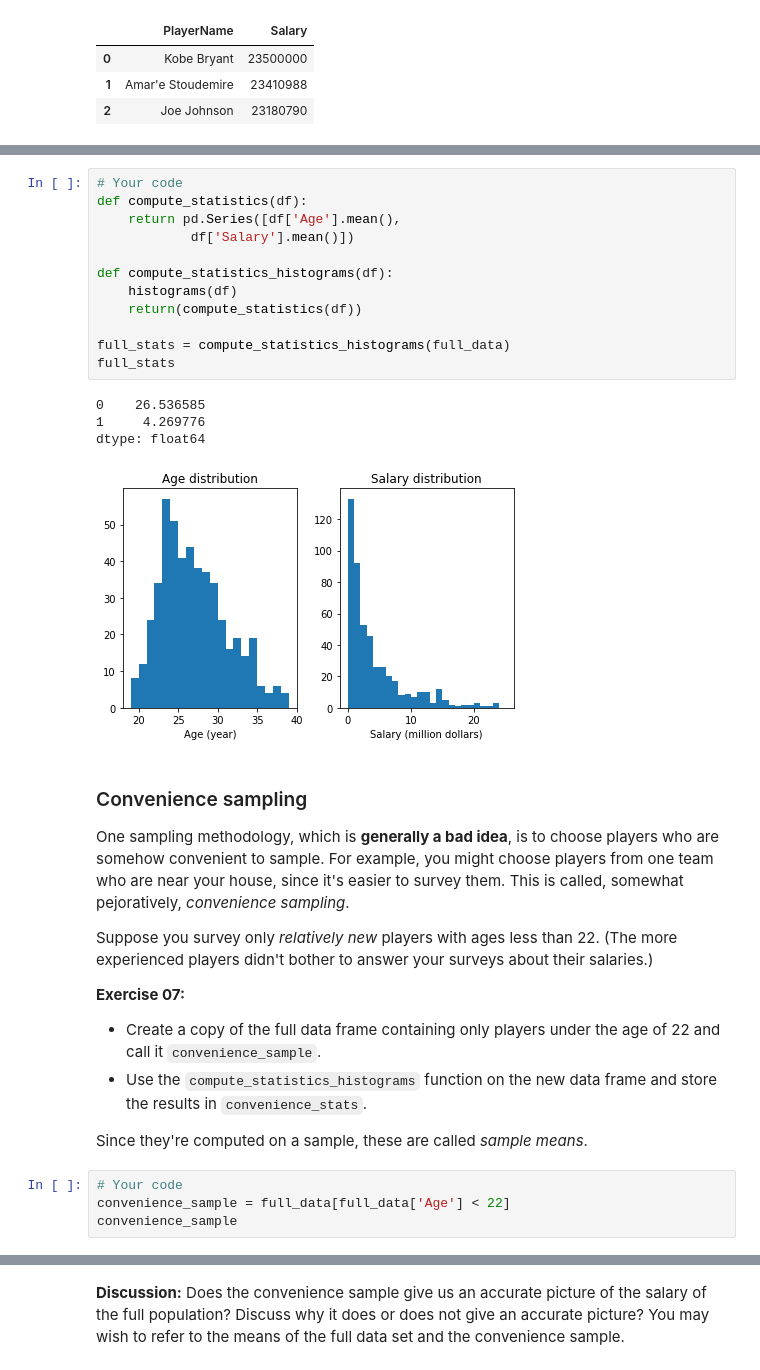
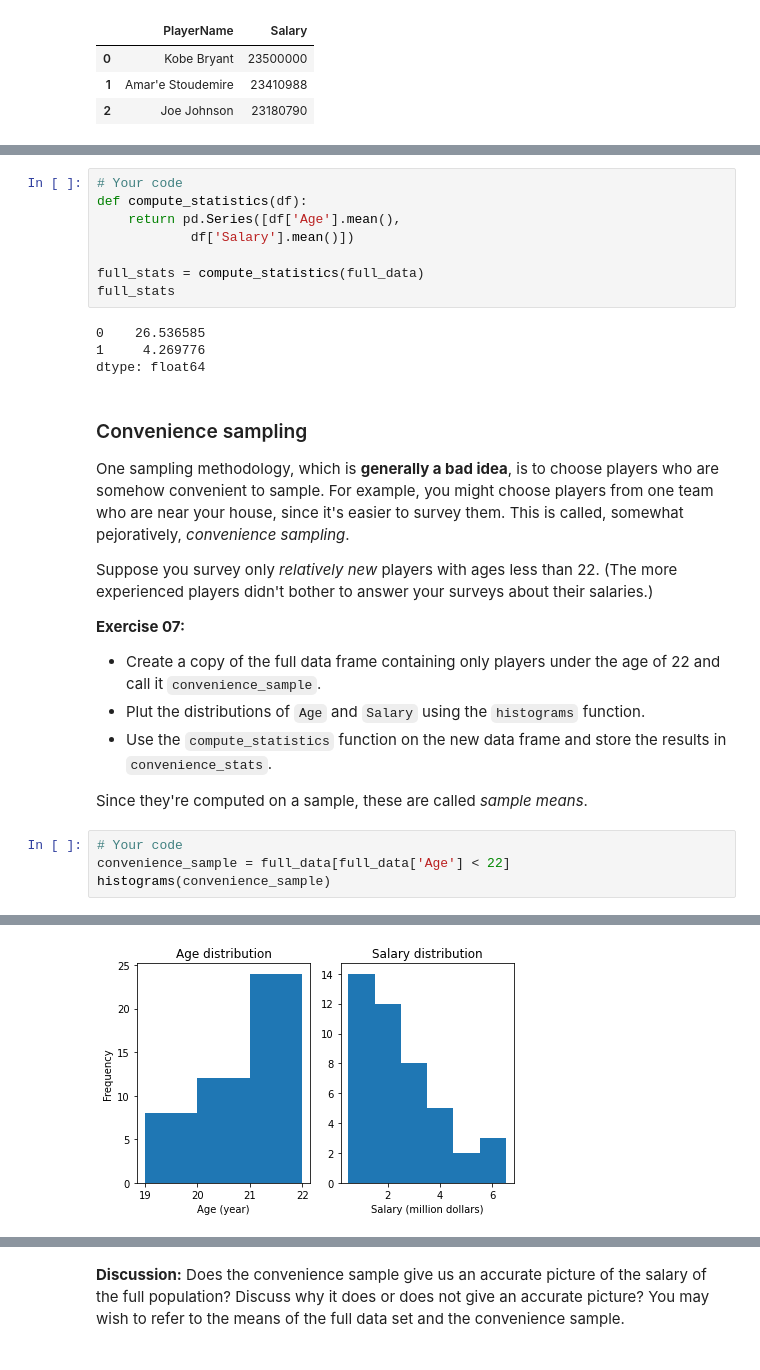
Before and after one commit to Inf2-FDS/FDS-S1-10-randomness-sampling-simulations, a Jupyter notebook: weekS2-02-simulations_cleaned.ipynb, the cells around one changed output, grey strips where cells are left out. Drawn from its saved outputs; the diff is of its cells as text.

```diff
--- a/weekS2-02-simulations_cleaned.ipynb
+++ b/weekS2-02-simulations_cleaned.ipynb
@@ -242,17 +239,12 @@ def compute_statistics(df):
     return pd.Series([df['Age'].mean(),
             df['Salary'].mean()])
 
-def compute_statistics_histograms(df):
-    histograms(df)
-    return(compute_statistics(df))
-
-full_stats = compute_statistics_histograms(full_data)
+full_stats = compute_statistics(full_data)
 full_stats
 # %% [output]
 0    26.536585
 1     4.269776
 dtype: float64
-[figure, removed]
 # %% [markdown]
 ### Convenience sampling
 One sampling methodology, which is **generally a bad idea**, is to choose players who are somehow convenient to sample.  For example, you might choose players from one team who are near your house, since it's easier to survey them.  This is called, somewhat pejoratively, *convenience sampling*.
@@ -261,11 +253,12 @@ Suppose you survey only *relatively new* players with ages less than 22.  (The m
 
 **Exercise 07:**
 - Create a copy of the full data frame containing only players under the age of 22 and call it `convenience_sample`.
-- Use the `compute_statistics_histograms` function on the new data frame and store the results in `convenience_stats`.
+- Plut the distributions of `Age` and `Salary` using the `histograms` function.
+- Use the `compute_statistics` function on the new data frame and store the results in `convenience_stats`.
 
 Since they're computed on a sample, these are called *sample means*.
 # %%
 # Your code
 convenience_sample = full_data[full_data['Age'] < 22]
-convenience_sample
+histograms(convenience_sample)
 # %% [output]
@@ -289,2 +265,3 @@ convenience_sample
+[figure, added]
 # %%
 # Your code
```
Also changed, not shown: parts of 25 cells of this notebook.
